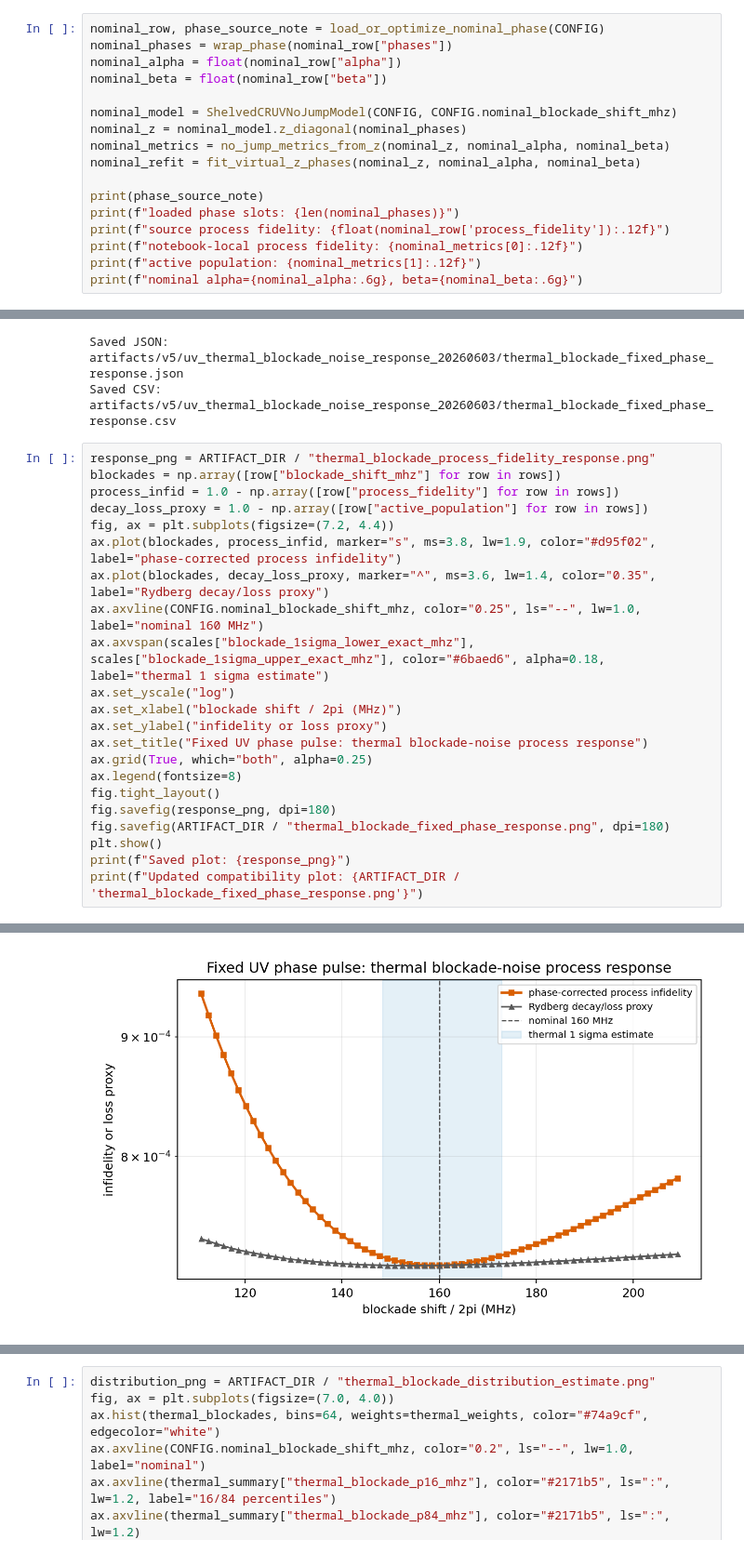
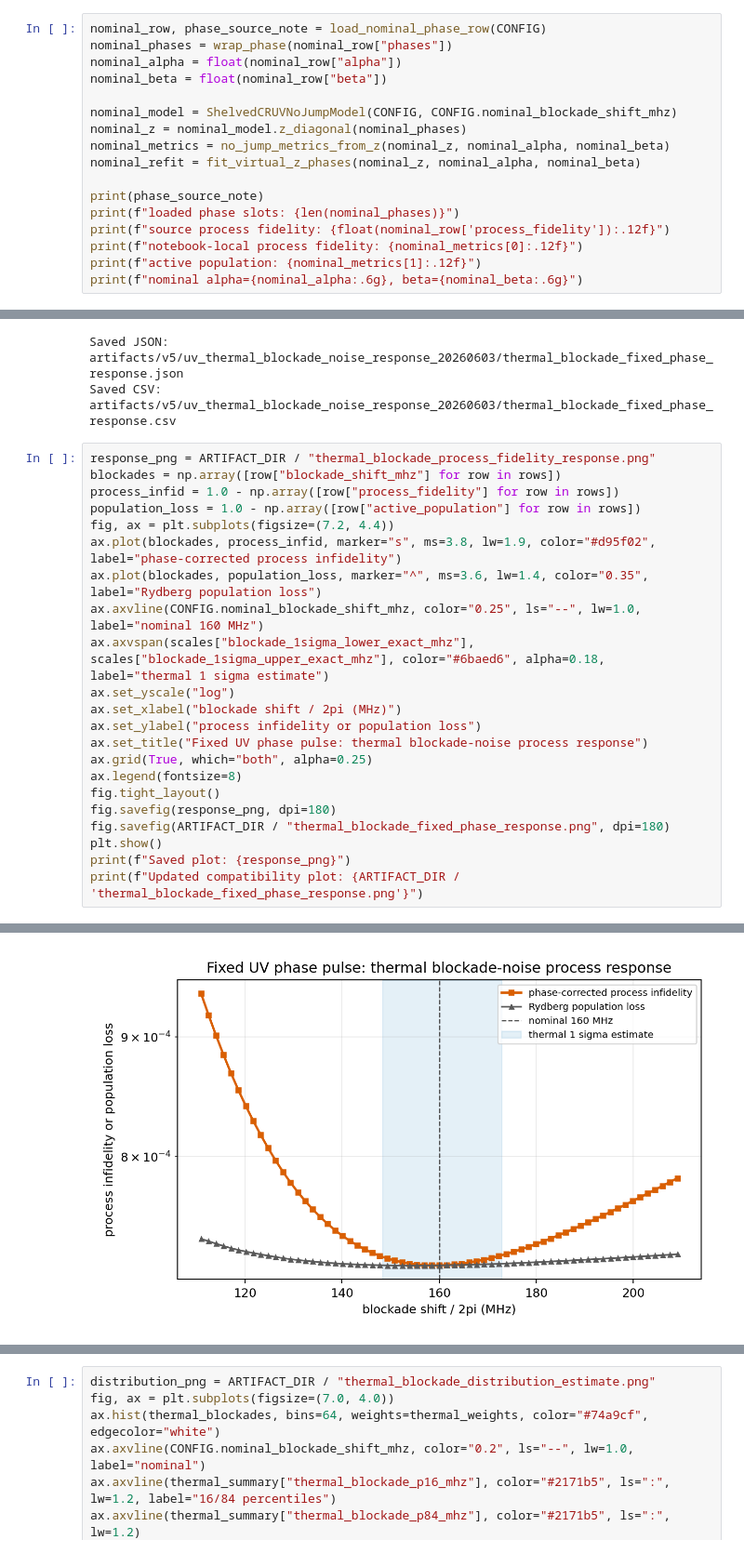
Before and after one commit to Eris-li/Noise-Tolerant-Quantum-Control-Optimization, a Jupyter notebook: notebooks/uv_thermal_blockade_noise_response.ipynb, the cells around one changed output, grey strips where cells are left out. Shown at 93% size. Drawn from its saved outputs; the diff is of its cells as text.

```diff
--- a/notebooks/uv_thermal_blockade_noise_response.ipynb
+++ b/notebooks/uv_thermal_blockade_noise_response.ipynb
@@ -370,5 +431,5 @@ def load_or_optimize_nominal_phase(config: ThermalBlockadeConfig) -> tuple[dict[
 # %%
-nominal_row, phase_source_note = load_or_optimize_nominal_phase(CONFIG)
+nominal_row, phase_source_note = load_nominal_phase_row(CONFIG)
 nominal_phases = wrap_phase(nominal_row["phases"])
 nominal_alpha = float(nominal_row["alpha"])
 nominal_beta = float(nominal_row["beta"])
@@ -611,15 +844,15 @@ Saved CSV:  artifacts/v5/uv_thermal_blockade_noise_response_20260603/thermal_blo
 response_png = ARTIFACT_DIR / "thermal_blockade_process_fidelity_response.png"
 blockades = np.array([row["blockade_shift_mhz"] for row in rows])
 process_infid = 1.0 - np.array([row["process_fidelity"] for row in rows])
-decay_loss_proxy = 1.0 - np.array([row["active_population"] for row in rows])
+population_loss = 1.0 - np.array([row["active_population"] for row in rows])
 fig, ax = plt.subplots(figsize=(7.2, 4.4))
 ax.plot(blockades, process_infid, marker="s", ms=3.8, lw=1.9, color="#d95f02", label="phase-corrected process infidelity")
-ax.plot(blockades, decay_loss_proxy, marker="^", ms=3.6, lw=1.4, color="0.35", label="Rydberg decay/loss proxy")
+ax.plot(blockades, population_loss, marker="^", ms=3.6, lw=1.4, color="0.35", label="Rydberg population loss")
 ax.axvline(CONFIG.nominal_blockade_shift_mhz, color="0.25", ls="--", lw=1.0, label="nominal 160 MHz")
 ax.axvspan(scales["blockade_1sigma_lower_exact_mhz"], scales["blockade_1sigma_upper_exact_mhz"], color="#6baed6", alpha=0.18, label="thermal 1 sigma estimate")
 ax.set_yscale("log")
 ax.set_xlabel("blockade shift / 2pi (MHz)")
-ax.set_ylabel("infidelity or loss proxy")
+ax.set_ylabel("process infidelity or population loss")
 ax.set_title("Fixed UV phase pulse: thermal blockade-noise process response")
 ax.grid(True, which="both", alpha=0.25)
 ax.legend(fontsize=8)
@@ -633 +868 @@ print(f"Updated compatibility plot: {ARTIFACT_DIR / 'thermal_blockade_fixed_phas
-[figure, old version]
+[figure, new version]
```
Also changed, not shown: parts of 13 cells of this notebook, 9 other files.
